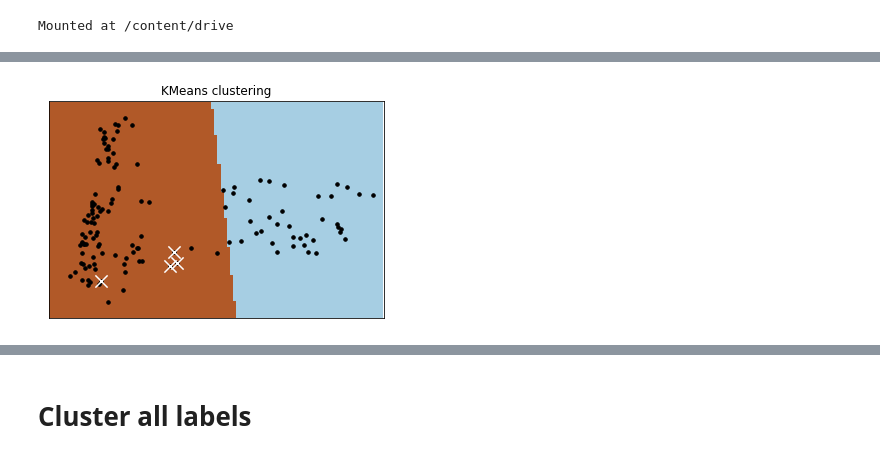
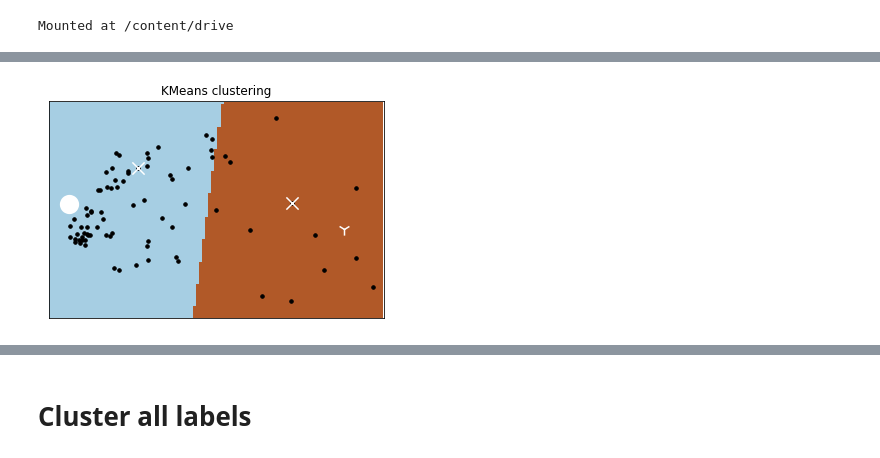
Before and after one commit to changsin/ClassifyImages, a Jupyter notebook: notebooks/dashboard_EDA.ipynb, the cells around one changed output, grey strips where cells are left out. Saved outputs shown, nothing was run; the diff lists cells and outputs as text; code cells hidden in the pictures.

```diff
--- a/notebooks/dashboard_EDA.ipynb
+++ b/notebooks/dashboard_EDA.ipynb
@@ -87,4 +87,4 @@ def load_labels(path, X):
       # print(lines)
   return np.array(Y_data)
 
-Y = load_labels(DATA_ROOT + "train_top15_a_seatbelt_0/", X)
+Y = load_labels(DATA_ROOT + "archive/sw15_train_o/sw15_train_0/", X)
@@ -132,3 +91,19 @@ TOP15 = TOPS[10:15]
+# %%
+COLORS = [(0, 255/255, 0), (255/255, 255/255, 0), (255/255, 0, 0)]
+
+CLASS_NAMES = [
+    "wheelchair", "truck", "tree_trunk", "traffic_sign", "traffic_light",
+    "traffic_light_controller", "table", "stroller", "stop", "scooter",
+    "potted_plant", "power_controller", "pole", "person", "parking_meter",
+    "movable_signage", "motorcycle", "kiosk", "fire_hydrant", "dog",
+    "chair", "cat", "carrier", "car", "bus",
+    "bollard", "bicycle", "bench", "barricade"]
+
+SW_TOP15 = [
+            "bench", "chair", "bus", "bicycle", "motorcycle",
+            "potted_plant", "movable_signage", "truck", "traffic_light", "traffic_sign",
+            "bollard", "pole", "person", "tree_trunk", "car"
+        ]
 # %%
 import matplotlib.pyplot as plt
 import matplotlib.patches as patches
@@ -380,6 +351,6 @@ def plot_data_in_clusters(data, kmeans, idx=None, show_centroids=True):
   plt.yticks(())
   plt.show()
 # %%
-idx_a_seatbelt = np.where(CLASS_NAMES.index('alert@Seatbelt') == box_labels)
-idx_a_parking = np.where(CLASS_NAMES.index('alert@Parking') == box_labels)
+idx_car = np.where(CLASS_NAMES.index('car') == box_labels)
+idx_person = np.where(CLASS_NAMES.index('person') == box_labels)
 # %%
@@ -397,4 +367,4 @@ Clipping input data to the valid range for imshow with RGB data ([0..1] for floa
 # %%
-to_cluster = np.concatenate((box_images[idx_a_seatbelt], box_images[idx_a_parking]))
+to_cluster = np.concatenate((box_images[idx_car], box_images[idx_person]))
 to_cluster.shape
 # %% [output]
@@ -456,7 +414,7 @@ plot_data_in_clusters(X_reduced_fm, kmeans=kmeans_reduced_fm)
 # %%
-plot_data_in_clusters(X_reduced_fm, kmeans=kmeans_reduced_fm, idx=[112, 113, 114, 134])
+plot_data_in_clusters(X_reduced_fm, kmeans=kmeans_reduced_fm, idx=[0, 3])
 # %% [output]
-[figure, old version]
+[figure, new version]
 # %%
 def plot_scatter_clusters(X_reduced, Y):
   # plot the scatter plot along the way
```
Also changed, not shown: parts of 24 cells of this notebook.
